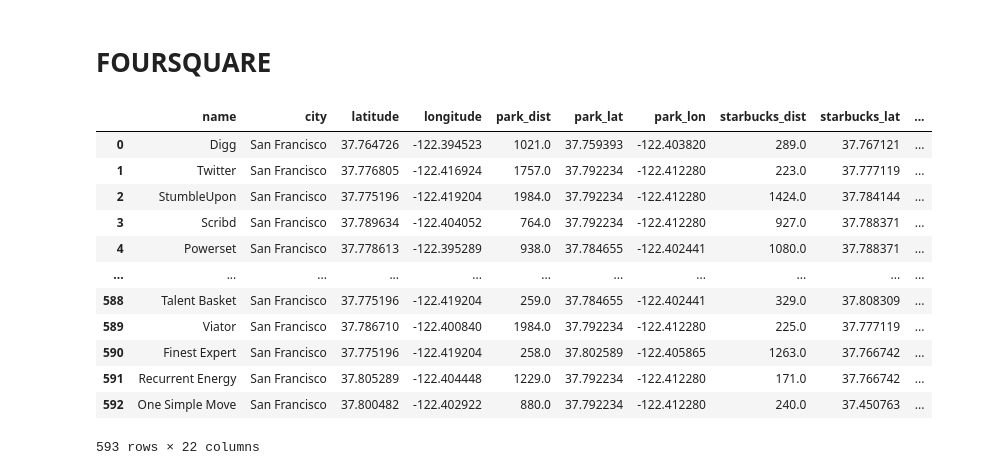
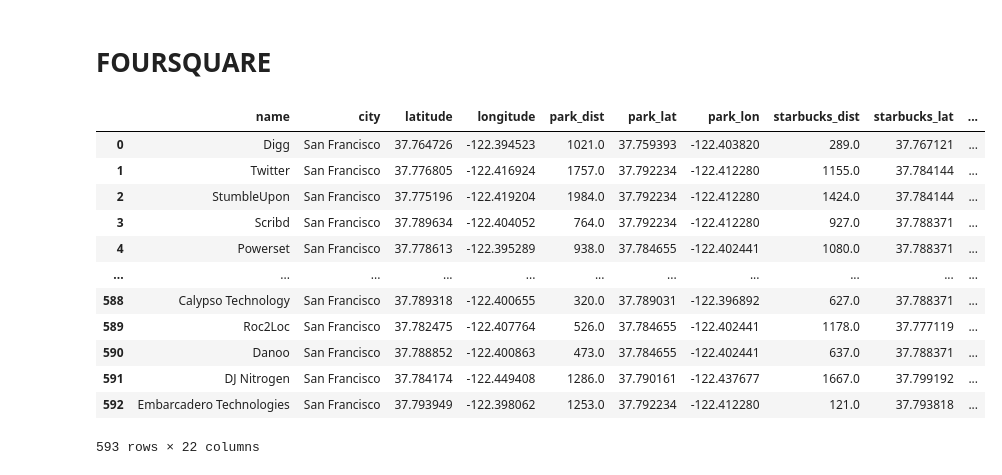
Before and after one commit to marcdalmaum/project_3, a Jupyter notebook: main.ipynb, the cells around one changed output. Drawn from its saved outputs; the diff is of its cells as text; code cells hidden in the pictures.

```diff
--- a/main.ipynb
+++ b/main.ipynb
@@ -106,6 +126,7 @@ def foursquare_cat (category, name, df):
 # %%
 def foursquare_query (query, df):
 
+    response_list = []
     distance = []
     lat = []
     lon = []
@@ -114,14 +135,28 @@ def foursquare_query (query, df):
         url = f"https://api.foursquare.com/v3/places/search?query={query}&ll={df['latitude'][i]}%2C{df['longitude'][i]}&limit=1"
         headers = {"accept": "application/json", "Authorization": token_fsq}
         response = requests.get(url, headers=headers).json()
+        response_list.append(response)
 
-        for x in response["results"]:
-            distance.append(x["distance"])
-            lat.append(x["geocodes"]["main"]["latitude"])
-            lon.append(x["geocodes"]["main"]["longitude"])
+    for x in range(len(response_list)):
+        try:
+            distance.append(response_list[x]["results"][0]["distance"])
+        except:
+            distance.append(None)
 
-    df[f"{query}_dist"] = pd.Series(distance)
-    df[f"{query}_lat"] = pd.Series(lat)
-    df[f"{query}_lon"] = pd.Series(lon)
+    for x in range(len(response_list)):
+        try:
+            lat.append(response_list[x]["results"][0]["geocodes"]["main"]["latitude"])
+        except:
+            lat.append(None)
+
+    for x in range(len(response_list)):
+        try:
+            lon.append(response_list[x]["results"][0]["geocodes"]["main"]["longitude"])
+        except:
+            lon.append(None)
+
+    df[f"{query}_dist"] = distance
+    df[f"{query}_lat"] = lat
+    df[f"{query}_lon"] = lon
 
     return df
@@ -135,17 +171,22 @@ nearest_basket_court = foursquare_cat(18006, "basket_court", nearest_vegan) #Bas
+# %%
+nearest_vegan = foursquare_query("vegan", nearest_club) #Vegan Restaurants
+# %%
+final_df = foursquare_query("basketball_stadium", nearest_vegan) #Basketball Courts
 # %%
-final_df = nearest_basket_court.dropna(how='any')
+final_df.dropna(how='any', inplace=True)
+final_df.reset_index(drop=True, inplace=True)
 final_df
 # %% [output]
 |  | name | city | latitude | longitude | park_dist | park_lat | park_lon | starbucks_dist | starbucks_lat | ... |
 | 0 | Digg | San Francisco | 37.764726 | -122.394523 | 1021.0 | 37.759393 | -122.403820 | 289.0 | 37.767121 | ... |
-| 1 | Twitter | San Francisco | 37.776805 | -122.416924 | 1757.0 | 37.792234 | -122.412280 | 223.0 | 37.777119 | ... |
+| 1 | Twitter | San Francisco | 37.776805 | -122.416924 | 1757.0 | 37.792234 | -122.412280 | 1155.0 | 37.784144 | ... |
 | 2 | StumbleUpon | San Francisco | 37.775196 | -122.419204 | 1984.0 | 37.792234 | -122.412280 | 1424.0 | 37.784144 | ... |
 | 3 | Scribd | San Francisco | 37.789634 | -122.404052 | 764.0 | 37.792234 | -122.412280 | 927.0 | 37.788371 | ... |
 | 4 | Powerset | San Francisco | 37.778613 | -122.395289 | 938.0 | 37.784655 | -122.402441 | 1080.0 | 37.788371 | ... |
 | ... | ... | ... | ... | ... | ... | ... | ... | ... | ... | ... |
-| 588 | Talent Basket | San Francisco | 37.775196 | -122.419204 | 259.0 | 37.784655 | -122.402441 | 329.0 | 37.808309 | ... |
-| 589 | Viator | San Francisco | 37.786710 | -122.400840 | 1984.0 | 37.792234 | -122.412280 | 225.0 | 37.777119 | ... |
-| 590 | Finest Expert | San Francisco | 37.775196 | -122.419204 | 258.0 | 37.802589 | -122.405865 | 1263.0 | 37.766742 | ... |
-| 591 | Recurrent Energy | San Francisco | 37.805289 | -122.404448 | 1229.0 | 37.792234 | -122.412280 | 171.0 | 37.766742 | ... |
-| 592 | One Simple Move | San Francisco | 37.800482 | -122.402922 | 880.0 | 37.792234 | -122.412280 | 240.0 | 37.450763 | ... |
+| 588 | Calypso Technology | San Francisco | 37.789318 | -122.400655 | 320.0 | 37.789031 | -122.396892 | 627.0 | 37.788371 | ... |
+| 589 | Roc2Loc | San Francisco | 37.782475 | -122.407764 | 526.0 | 37.784655 | -122.402441 | 1178.0 | 37.777119 | ... |
+| 590 | Danoo | San Francisco | 37.788852 | -122.400863 | 473.0 | 37.784655 | -122.402441 | 637.0 | 37.788371 | ... |
+| 591 | DJ Nitrogen | San Francisco | 37.784174 | -122.449408 | 1286.0 | 37.790161 | -122.437677 | 1667.0 | 37.799192 | ... |
+| 592 | Embarcadero Technologies | San Francisco | 37.793949 | -122.398062 | 1253.0 | 37.792234 | -122.412280 | 121.0 | 37.793818 | ... |
 593 rows × 22 columns
```
Also changed, not shown: parts of 14 cells of this notebook, 3 other files.
